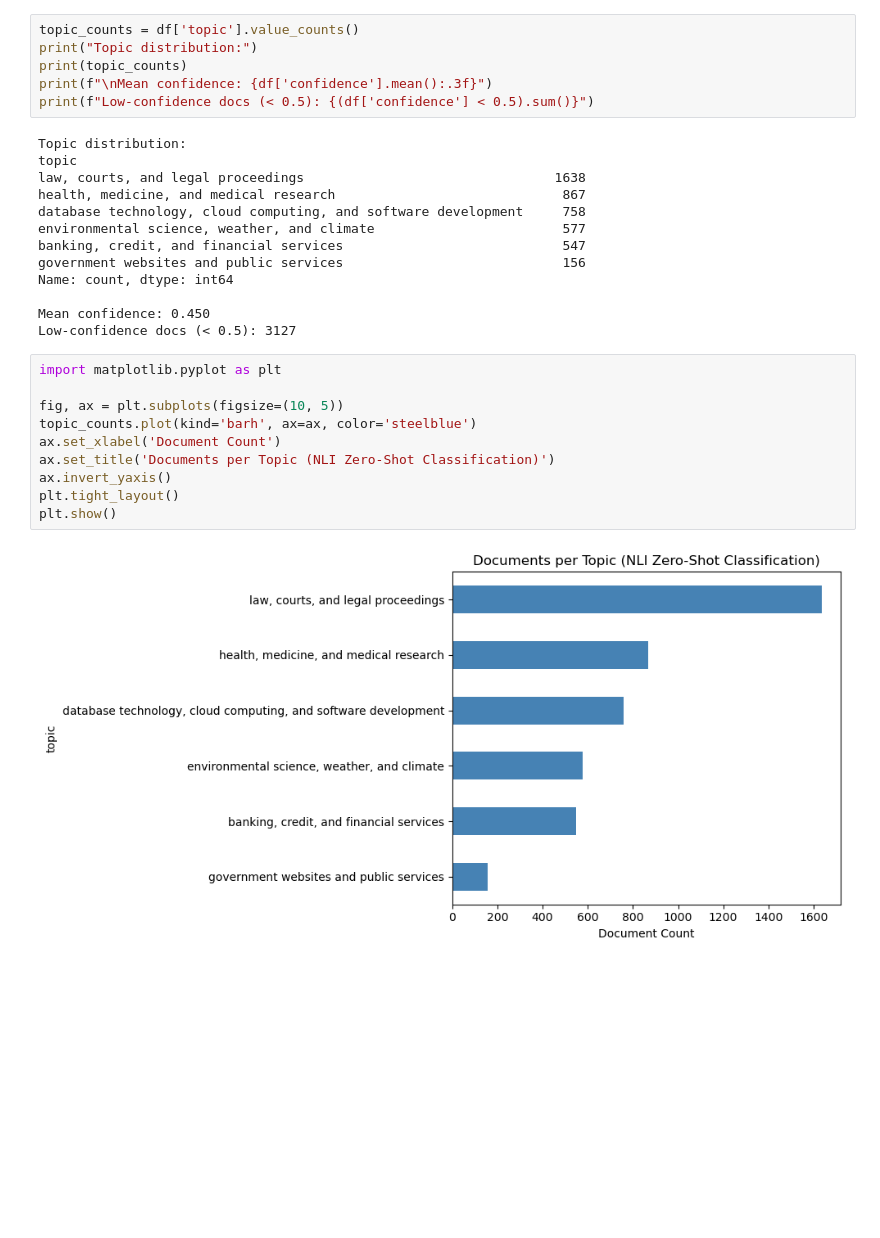
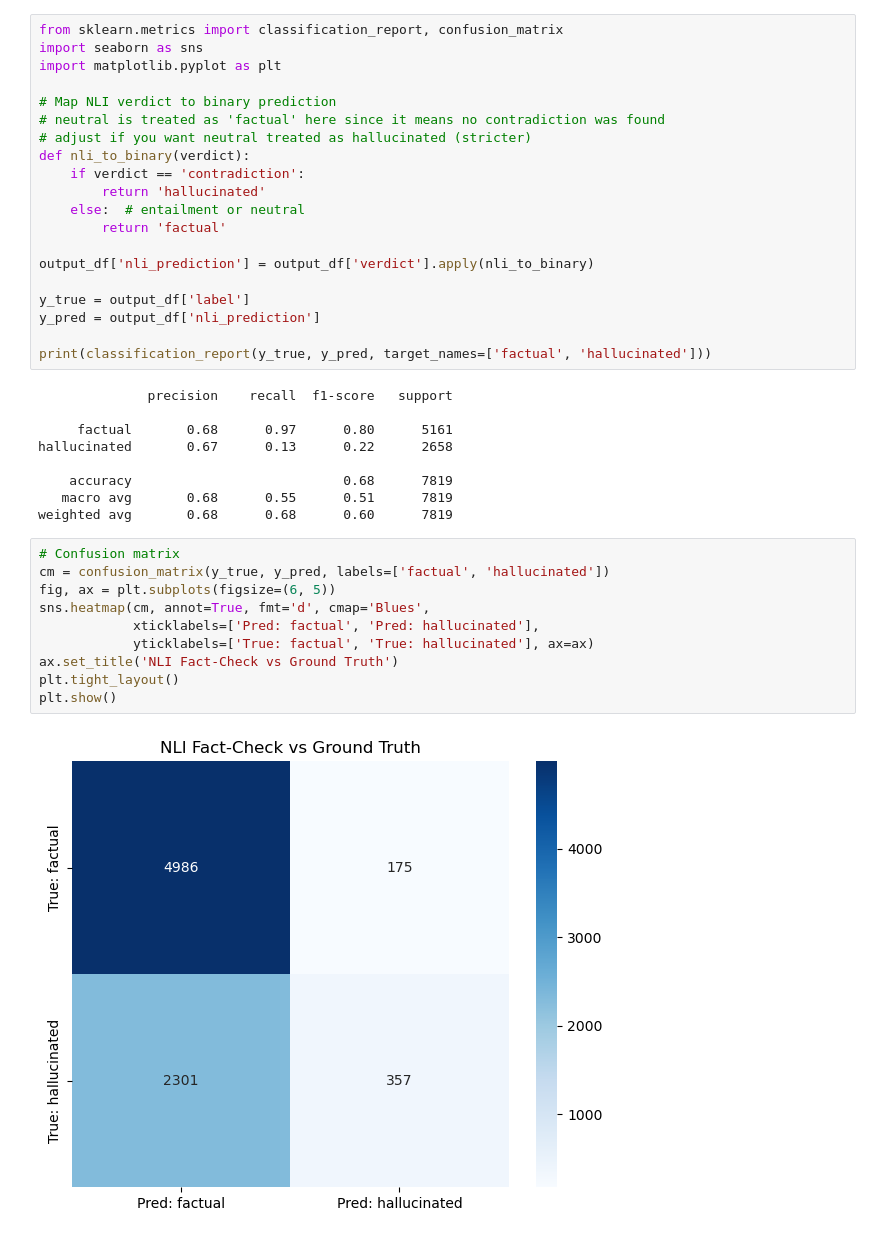
Before and after one commit to csdulay-dotcom/AI-Hallucinations-Detection, a Jupyter notebook: Models/NLI_topic_modeling.ipynb, the cells around one changed output. Drawn from its saved outputs; the diff is of its cells as text; blank space fills up the shorter version.

```diff
--- a/Models/NLI_topic_modeling.ipynb
+++ b/Models/NLI_topic_modeling.ipynb
@@ -100,32 +145,42 @@ max       0.998200
 # %%
-topic_counts = df['topic'].value_counts()
-print("Topic distribution:")
-print(topic_counts)
-print(f"\nMean confidence: {df['confidence'].mean():.3f}")
-print(f"Low-confidence docs (< 0.5): {(df['confidence'] < 0.5).sum()}")
+from sklearn.metrics import classification_report, confusion_matrix
+import seaborn as sns
+import matplotlib.pyplot as plt
+
+# Map NLI verdict to binary prediction
+# neutral is treated as 'factual' here since it means no contradiction was found
+# adjust if you want neutral treated as hallucinated (stricter)
+def nli_to_binary(verdict):
+    if verdict == 'contradiction':
+        return 'hallucinated'
+    else:  # entailment or neutral
+        return 'factual'
+
+output_df['nli_prediction'] = output_df['verdict'].apply(nli_to_binary)
+
+y_true = output_df['label']
+y_pred = output_df['nli_prediction']
+
+print(classification_report(y_true, y_pred, target_names=['factual', 'hallucinated']))
 # %% [output]
-Topic distribution:
-topic
-law, courts, and legal proceedings                                1638
-health, medicine, and medical research                             867
-database technology, cloud computing, and software development     758
-environmental science, weather, and climate                        577
-banking, credit, and financial services                            547
-government websites and public services                            156
-Name: count, dtype: int64
+              precision    recall  f1-score   support
 
-Mean confidence: 0.450
-Low-confidence docs (< 0.5): 3127
+     factual       0.68      0.97      0.80      5161
+hallucinated       0.67      0.13      0.22      2658
+
+    accuracy                           0.68      7819
+   macro avg       0.68      0.55      0.51      7819
+weighted avg       0.68      0.68      0.60      7819
 # %%
-import matplotlib.pyplot as plt
-
-fig, ax = plt.subplots(figsize=(10, 5))
-topic_counts.plot(kind='barh', ax=ax, color='steelblue')
-ax.set_xlabel('Document Count')
-ax.set_title('Documents per Topic (NLI Zero-Shot Classification)')
-ax.invert_yaxis()
+# Confusion matrix
+cm = confusion_matrix(y_true, y_pred, labels=['factual', 'hallucinated'])
+fig, ax = plt.subplots(figsize=(6, 5))
+sns.heatmap(cm, annot=True, fmt='d', cmap='Blues',
+            xticklabels=['Pred: factual', 'Pred: hallucinated'],
+            yticklabels=['True: factual', 'True: hallucinated'], ax=ax)
+ax.set_title('NLI Fact-Check vs Ground Truth')
 plt.tight_layout()
 plt.show()
 # %% [output]
-[figure, old version]
+[figure, new version]
 # %%
```
Also changed, not shown: parts of 8 cells of this notebook.
